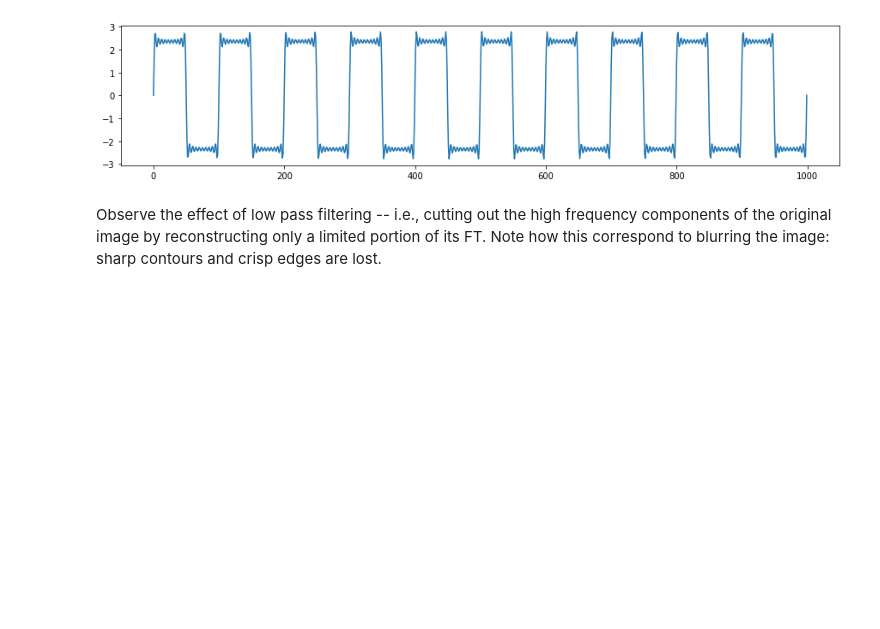
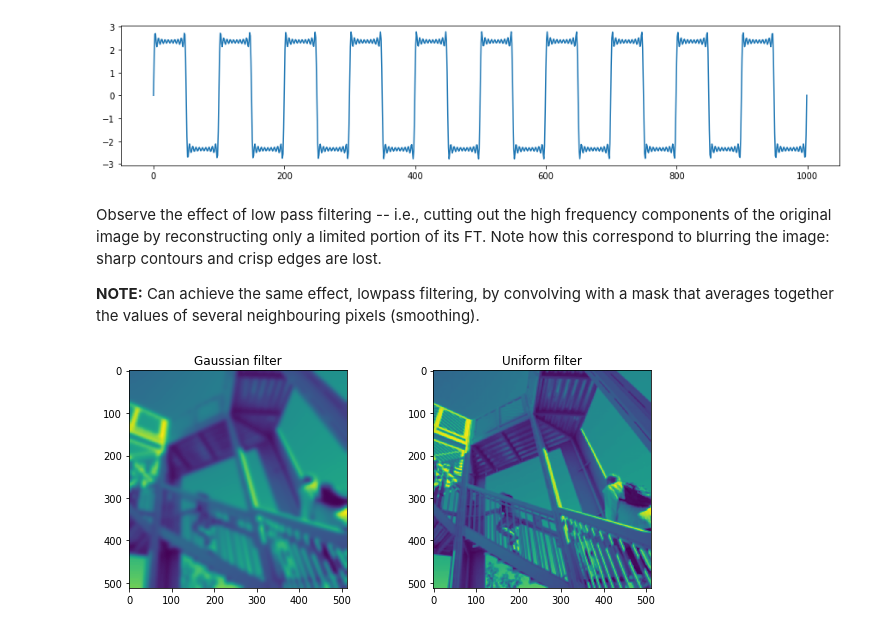
Before and after one commit to ezatterin/notebooks, a Jupyter notebook: learn/play_fft.ipynb, the cells around one changed output. Saved outputs shown, nothing was run; the diff lists cells and outputs as text; code cells hidden in the pictures; blank space fills up the shorter version.

```diff
--- a/learn/play_fft.ipynb
+++ b/learn/play_fft.ipynb
@@ -123,6 +125,8 @@ plt.plot(sine);
 [figure]
 # %% [markdown]
 Observe the effect of low pass filtering -- i.e., cutting out the high frequency components of the original image by reconstructing only a limited portion of its FT. Note how this correspond to blurring the image: sharp contours and crisp edges are lost.
+
+**NOTE:** Can achieve the same effect, lowpass filtering, by convolving with a mask that averages together the values of several neighbouring pixels (smoothing).
 # %%
 from scipy import misc
 
@@ -159,3 +163,19 @@ def plt_fiter(i=30):
     plt.subplot(224)
     plt.imshow(img_ift_plot)
     plt.show();
+# %%
+from scipy import ndimage
+
+blurred_img = ndimage.gaussian_filter(misc.ascent(),5)
+blurred_img_u = ndimage.uniform_filter(misc.ascent(), size=5)
+
+fig = plt.figure(figsize=(10,4))
+plt.subplot(121)
+plt.imshow(blurred_img)
+plt.title("Gaussian filter")
+plt.subplot(122)
+plt.title("Uniform filter")
+plt.imshow(blurred_img_u)
+plt.show()
+# %% [output]
+[figure, added]
```
Also changed, not shown: parts of 1 cell of this notebook, 1 other file.
